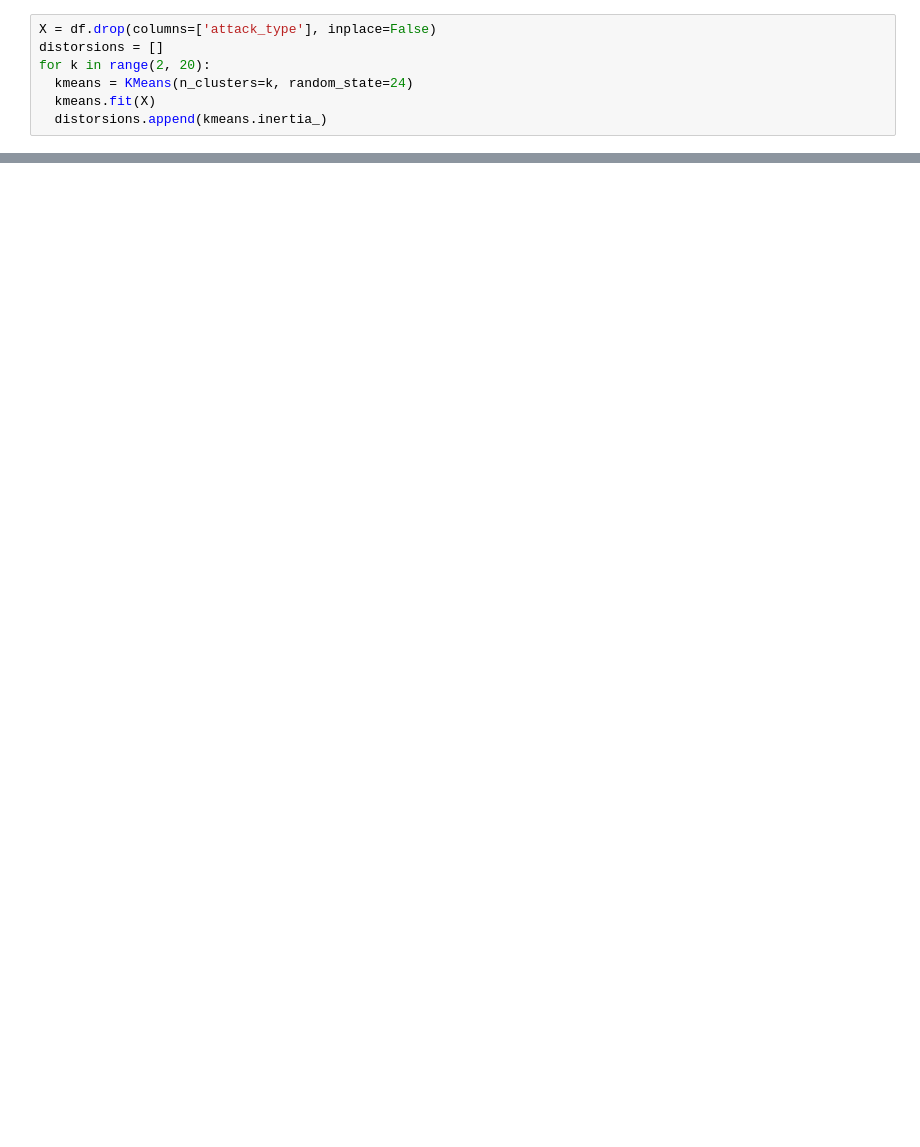
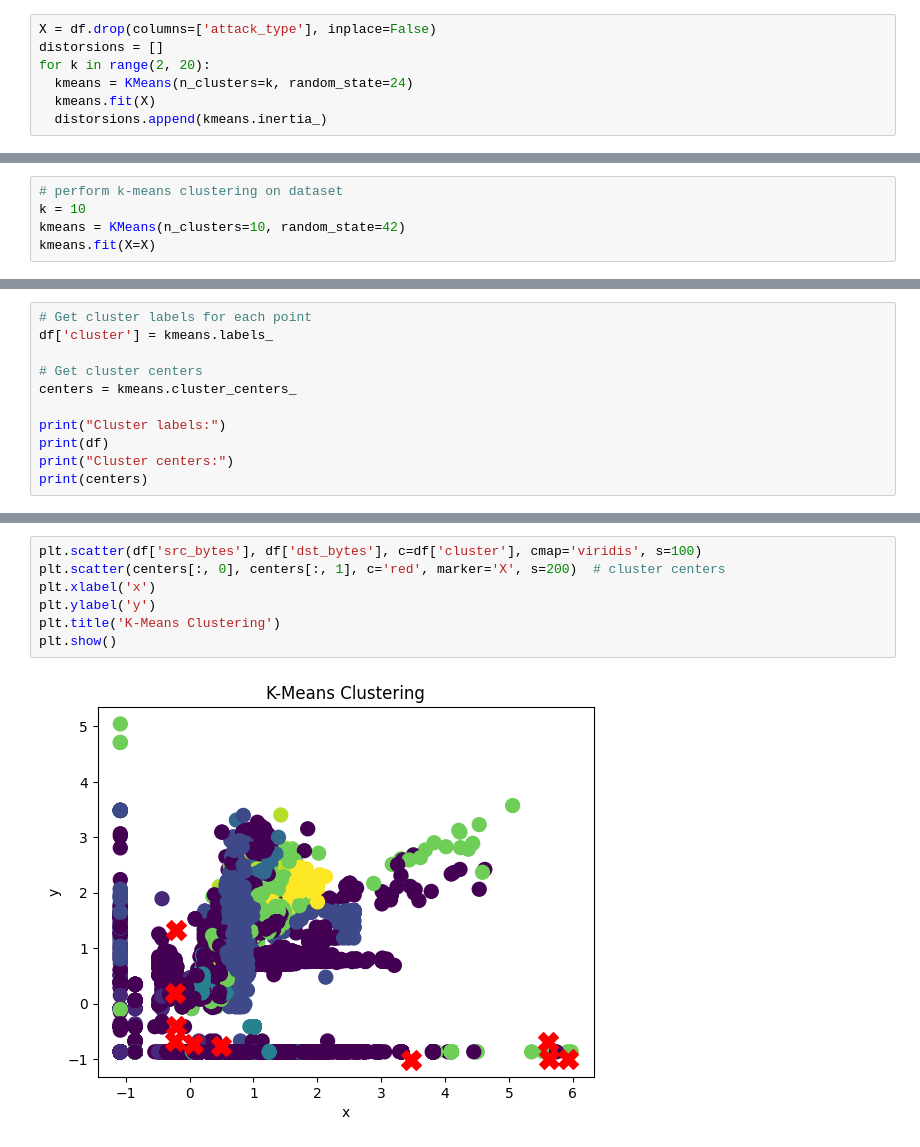
Before and after one commit to mjallen729/Applied-ML-Project, a Jupyter notebook: models/kmeans.ipynb, the cells around one changed output, grey strips where cells are left out. Cells and saved outputs as stored; diff of their text form; blank space fills up the shorter version.

Commit message:
started kmeans

```diff
--- a/models/kmeans.ipynb
+++ b/models/kmeans.ipynb
@@ -66,0 +67,5 @@ Optimal number of clusters (elbow point): k=10
+# %%
+# perform k-means clustering on dataset
+k = 10
+kmeans = KMeans(n_clusters=10, random_state=42)
+kmeans.fit(X=X)
@@ -66,0 +86,11 @@ Optimal number of clusters (elbow point): k=10
+# %%
+# Get cluster labels for each point
+df['cluster'] = kmeans.labels_
+
+# Get cluster centers
+centers = kmeans.cluster_centers_
+
+print("Cluster labels:")
+print(df)
+print("Cluster centers:")
+print(centers)
@@ -66,0 +115,9 @@ Optimal number of clusters (elbow point): k=10
+# %%
+plt.scatter(df['src_bytes'], df['dst_bytes'], c=df['cluster'], cmap='viridis', s=100)
+plt.scatter(centers[:, 0], centers[:, 1], c='red', marker='X', s=200)  # cluster centers
+plt.xlabel('x')
+plt.ylabel('y')
+plt.title('K-Means Clustering')
+plt.show()
+# %% [output]
+[figure, added]
```
Also changed, not shown: parts of 6 cells of this notebook.
